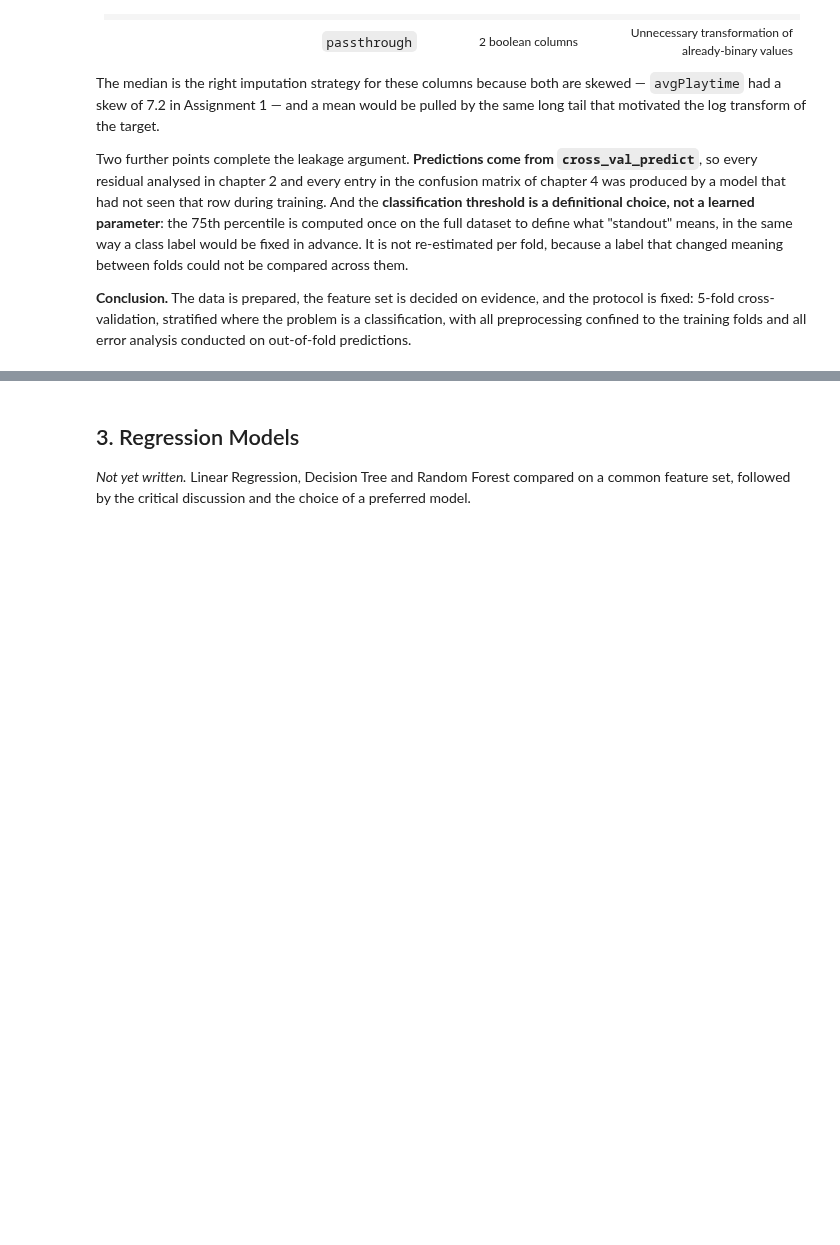
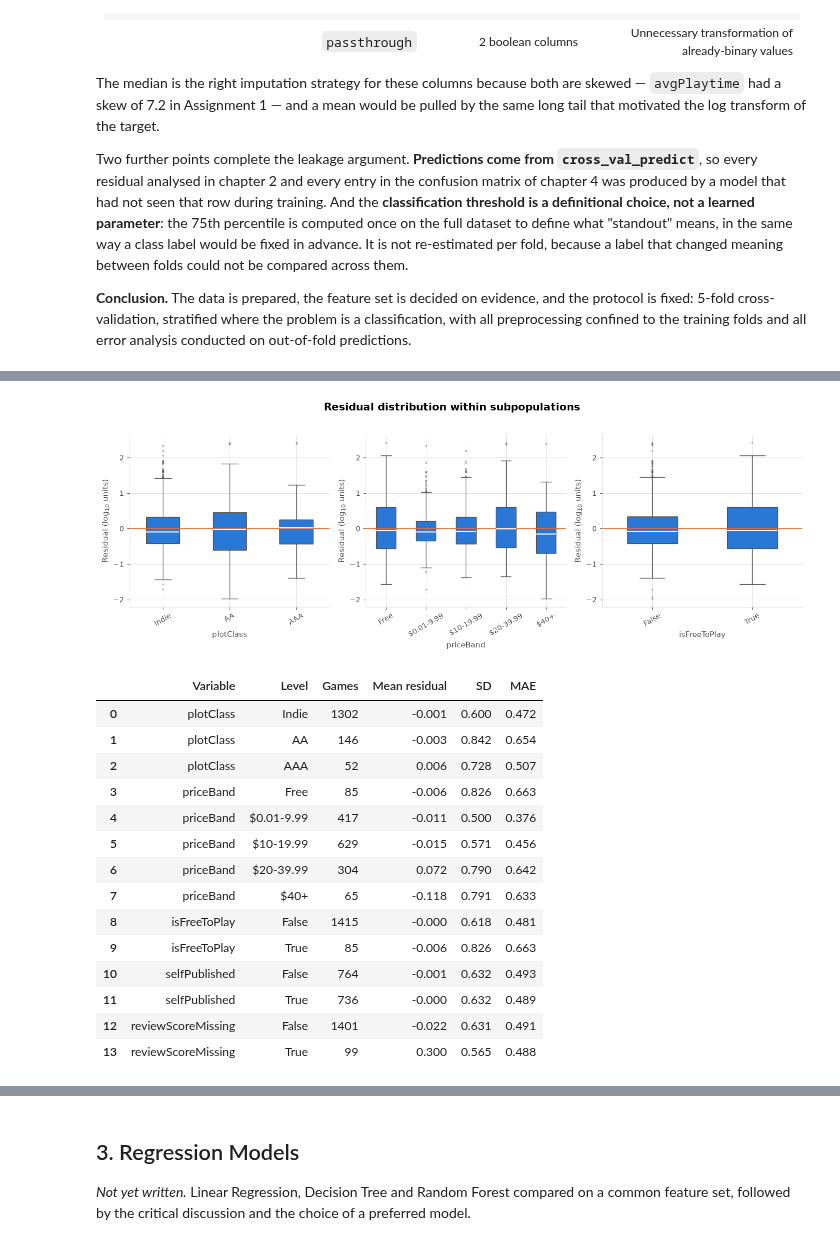
Before and after one commit to shonmazon/Data_Science, a Jupyter notebook: assignment2-error-analysis/notebooks/steam_error_analysis.ipynb, the cells around one changed output, grey strips where cells are left out. Saved outputs shown, nothing was run; the diff lists cells and outputs as text; code cells hidden in the pictures; blank space fills up the shorter version.

```diff
--- a/assignment2-error-analysis/notebooks/steam_error_analysis.ipynb
+++ b/assignment2-error-analysis/notebooks/steam_error_analysis.ipynb
@@ -582,0 +714,45 @@ error analysis conducted on out-of-fold predictions.
+# %%
+display(plot_error_by_subgroup(errors, ["plotClass", "priceBand", "isFreeToPlay"]))
+
+subgroup_rows = []
+for column in ["plotClass", "priceBand", "isFreeToPlay", "selfPublished"]:
+    grouped = errors.groupby(column, observed=True)
+    for level, group in grouped:
+        subgroup_rows.append({
+            "Variable": column,
+            "Level": str(level),
+            "Games": len(group),
+            "Mean residual": round(group["residual"].mean(), 3),
+            "SD": round(group["residual"].std(), 3),
+            "MAE": round(group["absError"].mean(), 3),
+        })
+
+errors["reviewScoreMissing"] = errors["reviewScore"].isna()
+for level, group in errors.groupby("reviewScoreMissing"):
+    subgroup_rows.append({
+        "Variable": "reviewScoreMissing",
+        "Level": str(level),
+        "Games": len(group),
+        "Mean residual": round(group["residual"].mean(), 3),
+        "SD": round(group["residual"].std(), 3),
+        "MAE": round(group["absError"].mean(), 3),
+    })
+
+pd.DataFrame(subgroup_rows)
+# %% [output]
+[figure, added]
+|  | Variable | Level | Games | Mean residual | SD | MAE |
+| 0 | plotClass | Indie | 1302 | -0.001 | 0.600 | 0.472 |
+| 1 | plotClass | AA | 146 | -0.003 | 0.842 | 0.654 |
+| 2 | plotClass | AAA | 52 | 0.006 | 0.728 | 0.507 |
+| 3 | priceBand | Free | 85 | -0.006 | 0.826 | 0.663 |
+| 4 | priceBand | $0.01-9.99 | 417 | -0.011 | 0.500 | 0.376 |
+| 5 | priceBand | $10-19.99 | 629 | -0.015 | 0.571 | 0.456 |
+| 6 | priceBand | $20-39.99 | 304 | 0.072 | 0.790 | 0.642 |
+| 7 | priceBand | $40+ | 65 | -0.118 | 0.791 | 0.633 |
+| 8 | isFreeToPlay | False | 1415 | -0.000 | 0.618 | 0.481 |
+| 9 | isFreeToPlay | True | 85 | -0.006 | 0.826 | 0.663 |
+| 10 | selfPublished | False | 764 | -0.001 | 0.632 | 0.493 |
+| 11 | selfPublished | True | 736 | -0.000 | 0.632 | 0.489 |
+| 12 | reviewScoreMissing | False | 1401 | -0.022 | 0.631 | 0.491 |
+| 13 | reviewScoreMissing | True | 99 | 0.300 | 0.565 | 0.488 |
```
Also changed, not shown: parts of 20 cells of this notebook, 1 other file.
